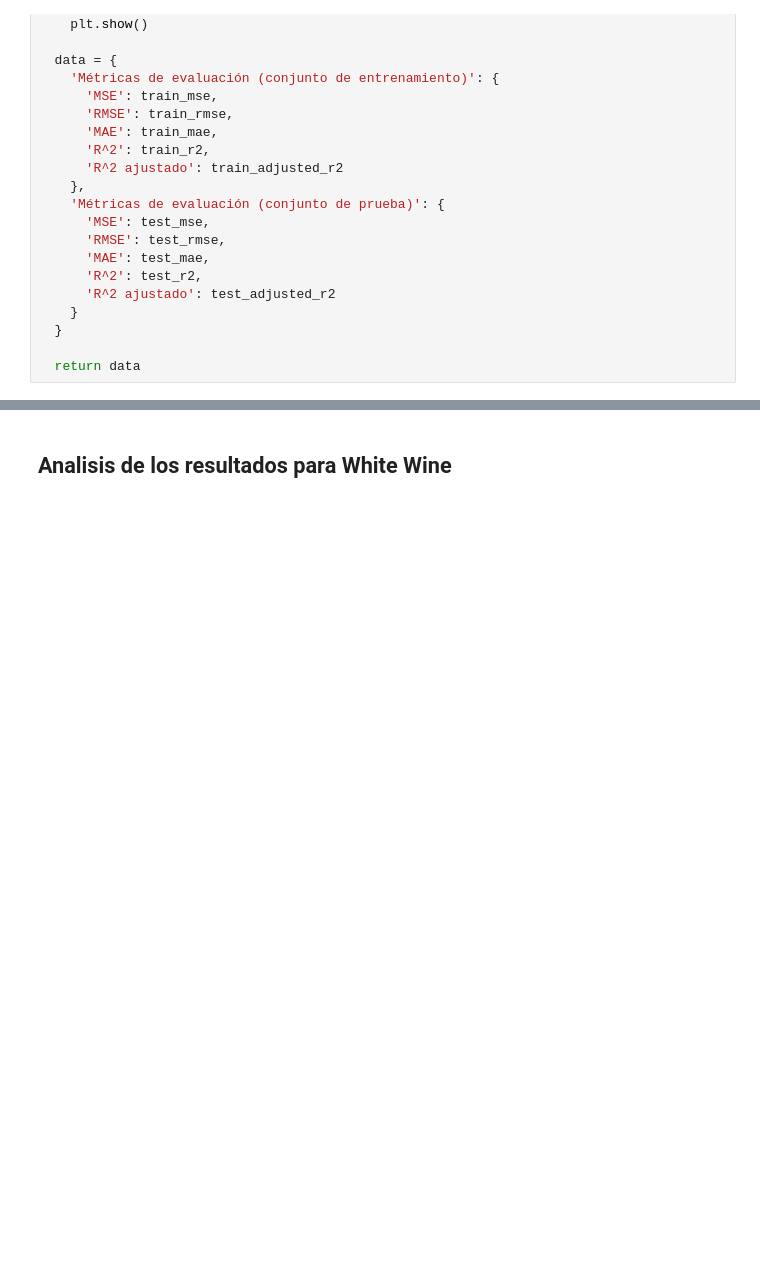
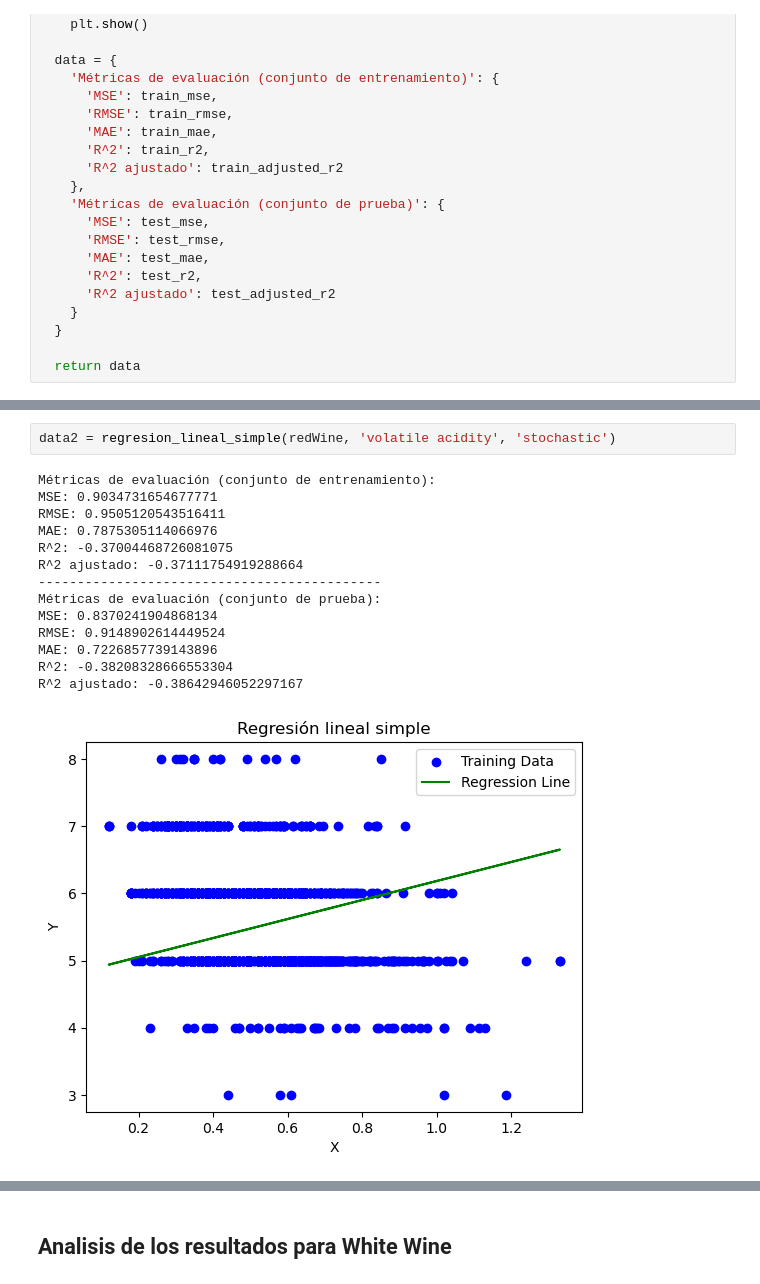
Before and after one commit to AmandaFlores7/LAB2_IA, a Jupyter notebook: lab.ipynb, the cells around one changed output, grey strips where cells are left out. Cells and saved outputs as stored; diff of their text form; blank space fills up the shorter version.

```diff
--- a/lab.ipynb
+++ b/lab.ipynb
@@ -475,0 +698,17 @@ regresion_lineal_simple(redWine, 'alcohol', 'stochastic')
+# %%
+data2 = regresion_lineal_simple(redWine, 'volatile acidity', 'stochastic')
+# %% [output]
+Métricas de evaluación (conjunto de entrenamiento):
+MSE: 0.9034731654677771
+RMSE: 0.9505120543516411
+MAE: 0.7875305114066976
+R^2: -0.37004468726081075
+R^2 ajustado: -0.37111754919288664
+--------------------------------------------
+Métricas de evaluación (conjunto de prueba):
+MSE: 0.8370241904868134
+RMSE: 0.9148902614449524
+MAE: 0.7226857739143896
+R^2: -0.38208328666553304
+R^2 ajustado: -0.38642946052297167
+[figure, added]
```
Also changed, not shown: parts of 75 cells of this notebook.
